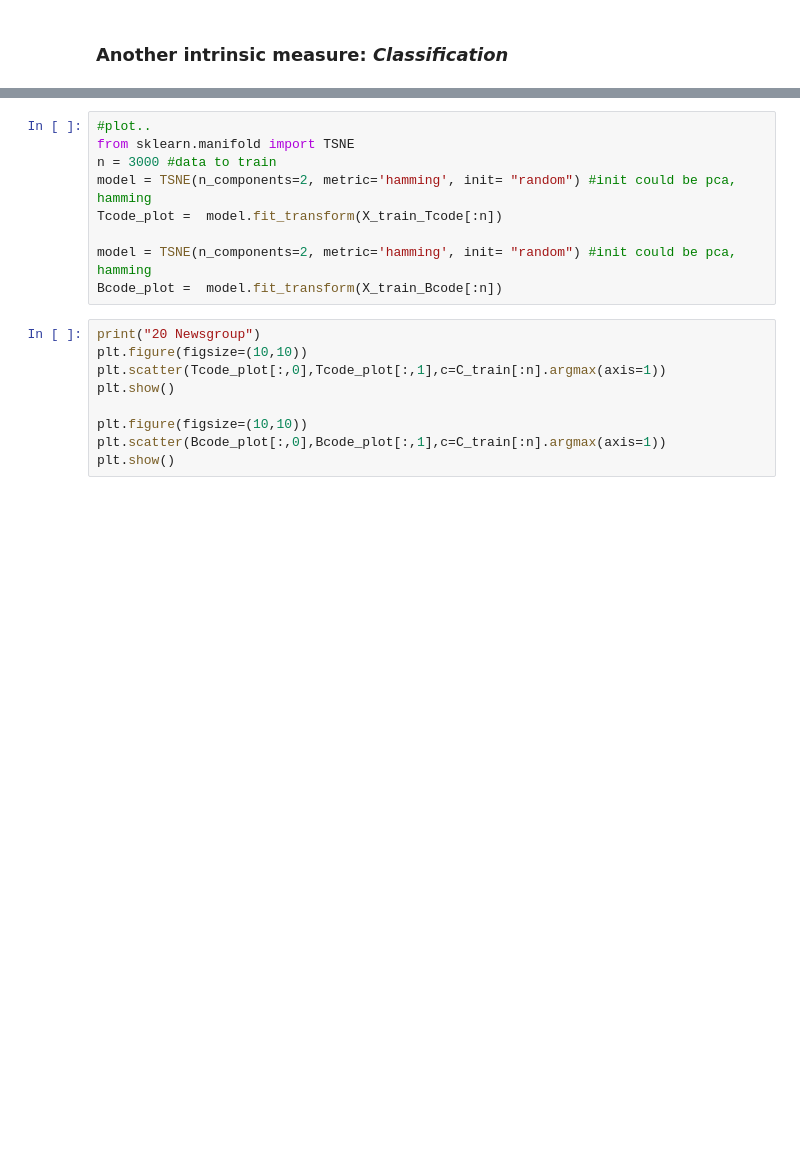
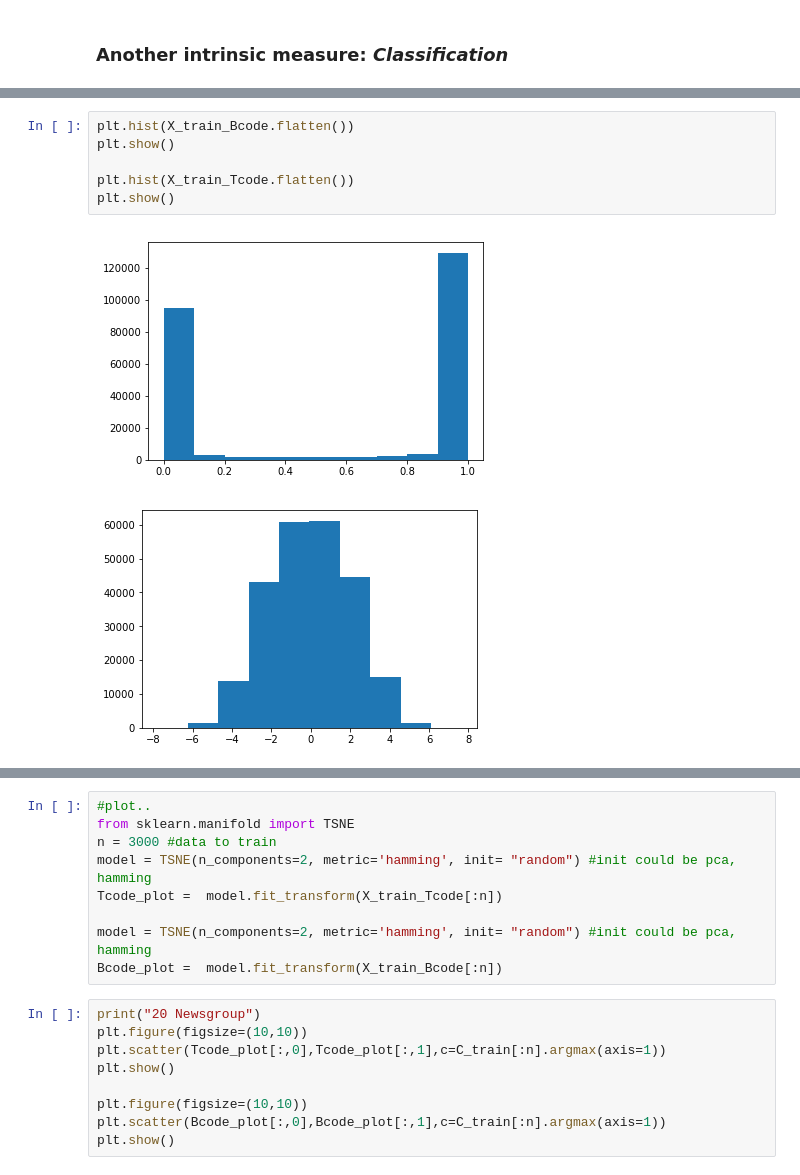
Before and after one commit to fmenat/DiscreteVAE, a Jupyter notebook: BinaryVAE_text.ipynb, the cells around one changed output, grey strips where cells are left out. Saved outputs shown, nothing was run; the diff lists cells and outputs as text; blank space fills up the shorter version.

```diff
--- a/BinaryVAE_text.ipynb
+++ b/BinaryVAE_text.ipynb
@@ -897 +921,10 @@ array([[0, 1, 1, ..., 1, 1, 1],
+# %%
+plt.hist(X_train_Bcode.flatten())
+plt.show()
+
+plt.hist(X_train_Tcode.flatten())
+plt.show()
+# %% [output]
+[figure, added]
+[figure, added]
 # %%
```
Also changed, not shown: parts of 40 cells of this notebook, 4 other files.
